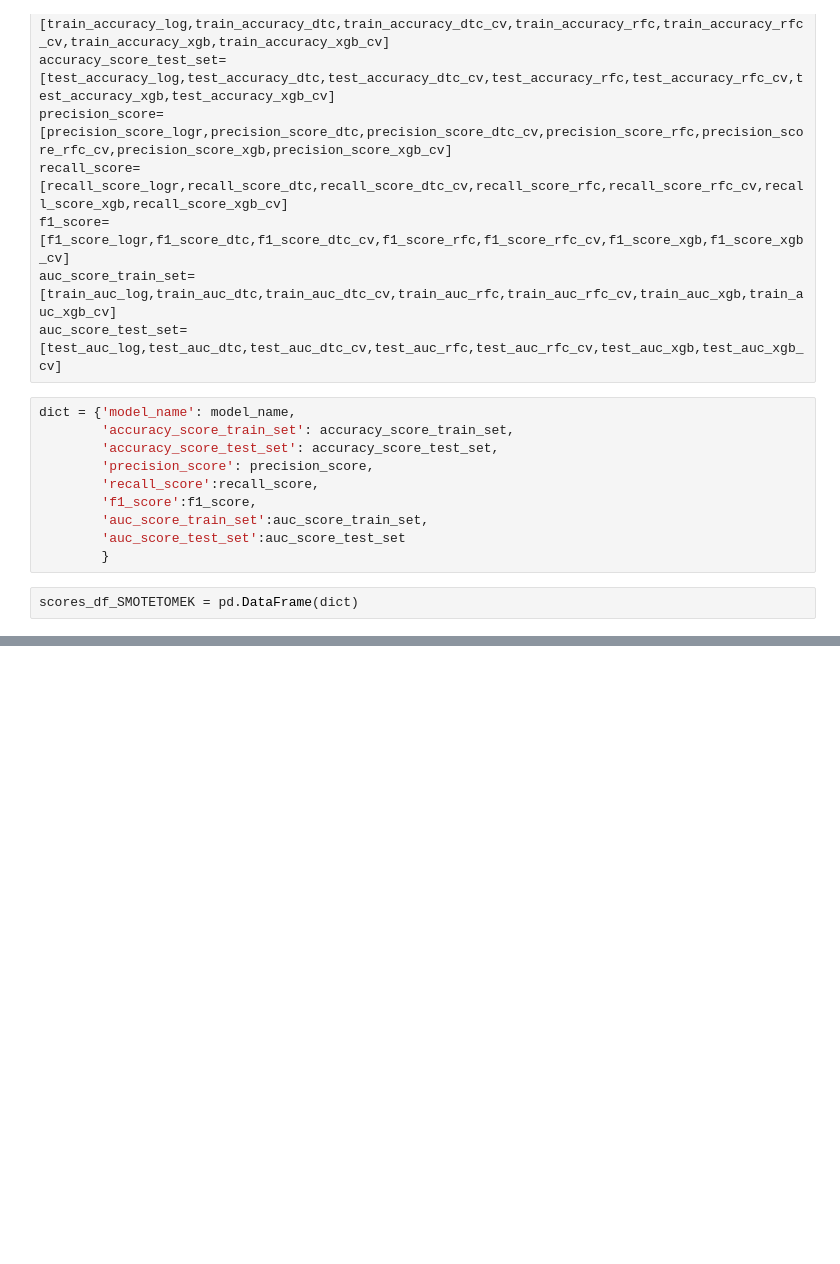
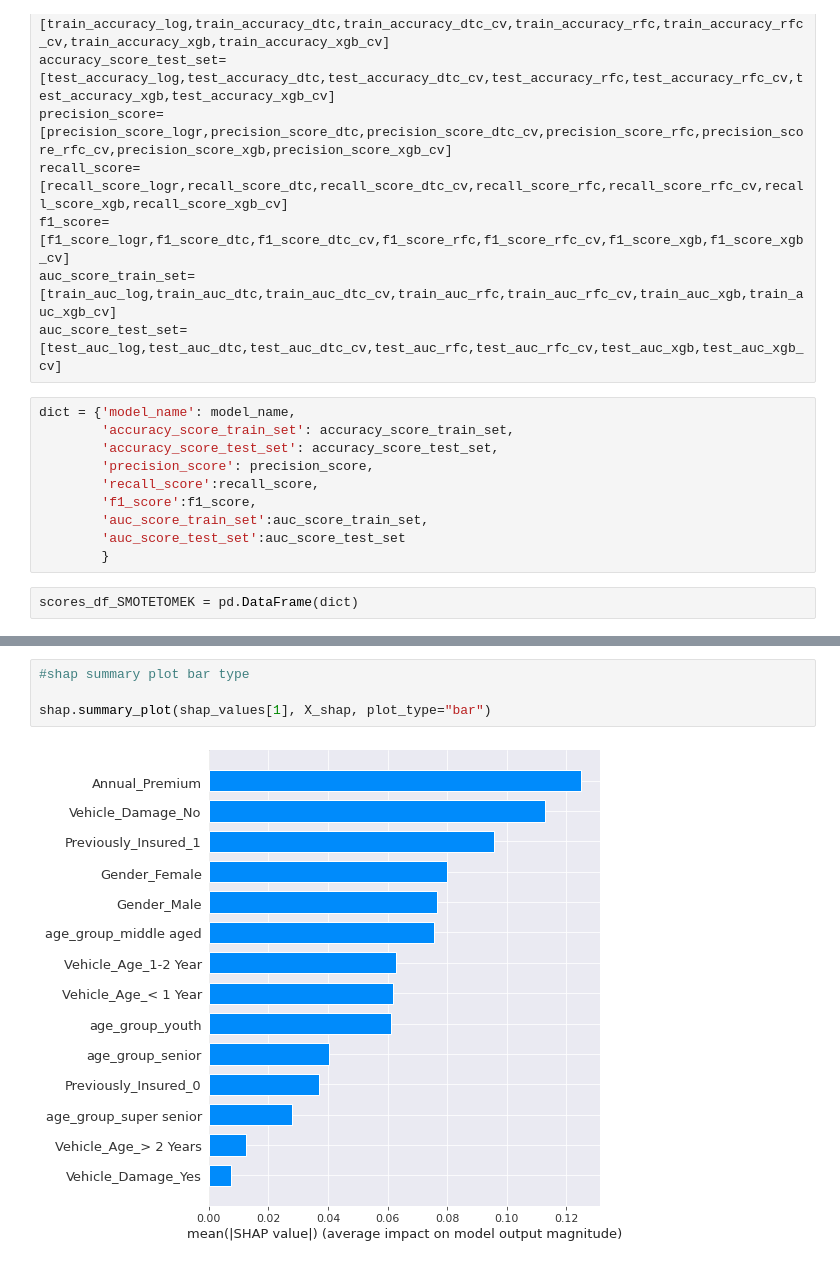
Before and after one commit to chandrakar-shubham/health-insurance-cross-sell-prediction, a Jupyter notebook: HEALTH_INSURANCE_CROSS_SELL_PREDICTION.ipynb, the cells around one changed output, grey strips where cells are left out. Saved outputs shown, nothing was run; the diff lists cells and outputs as text; blank space fills up the shorter version.

```diff
--- a/HEALTH_INSURANCE_CROSS_SELL_PREDICTION.ipynb
+++ b/HEALTH_INSURANCE_CROSS_SELL_PREDICTION.ipynb
@@ -3498,0 +3687,6 @@ Consequently, when you have a data imbalance between positive and negative sampl
+# %%
+#shap summary plot bar type
+
+shap.summary_plot(shap_values[1], X_shap, plot_type="bar")
+# %% [output]
+[figure, added]
```
Also changed, not shown: parts of 405 cells of this notebook.
